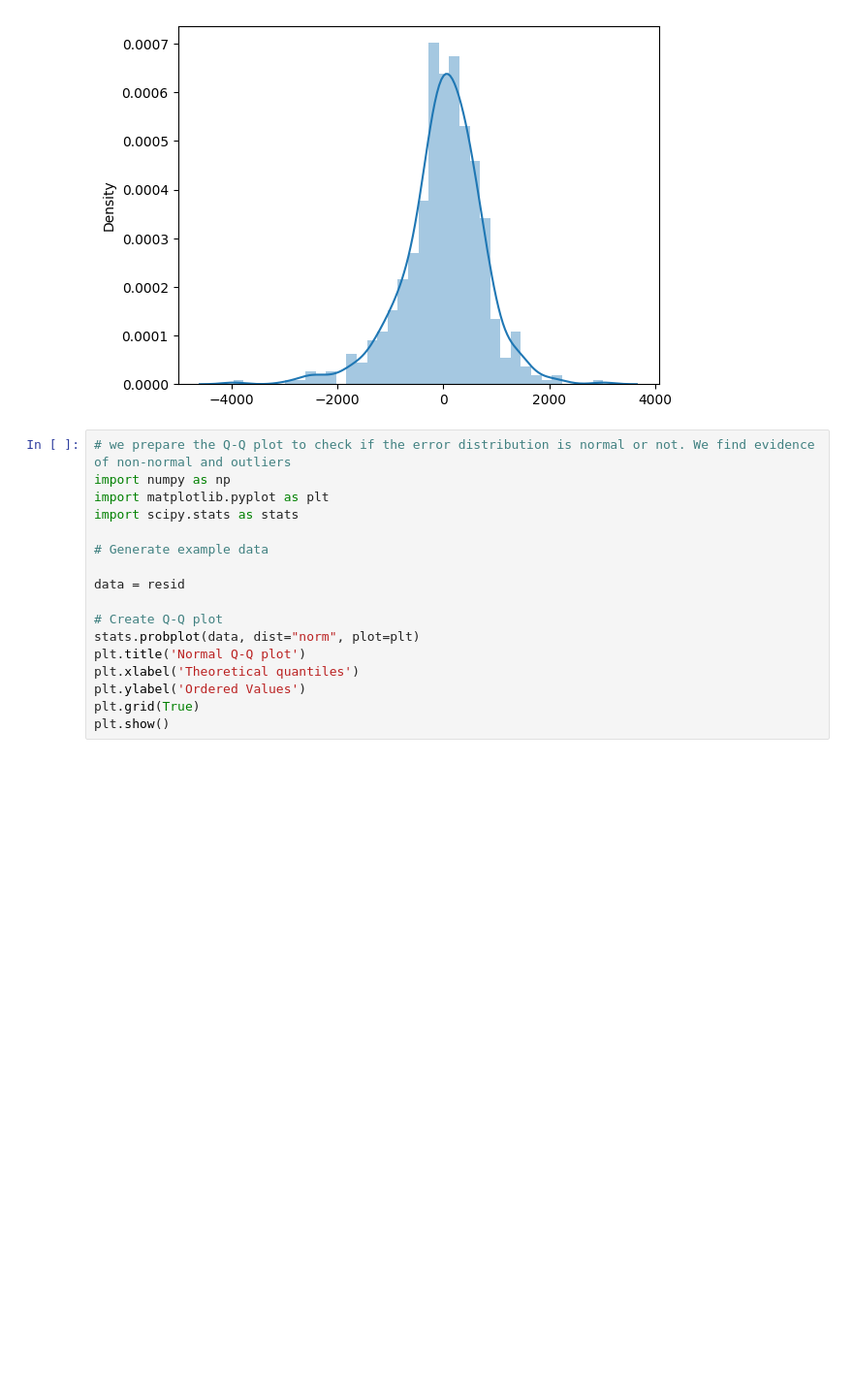
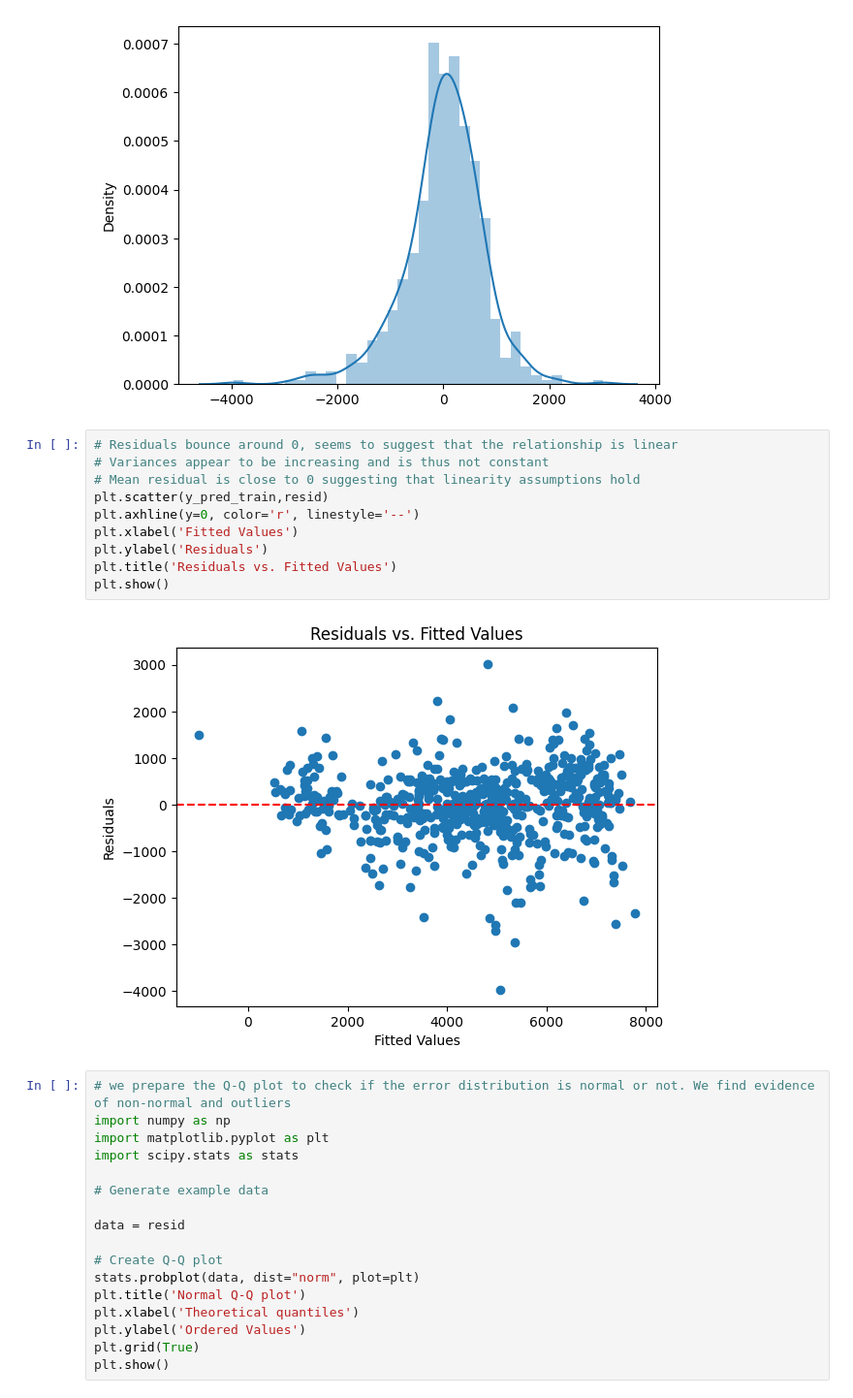
Before and after one commit to AshutoshKumarDSE/Linear_Regression, a Jupyter notebook: Bike_Sharing_Linear_Reg_Ashutosh_Kumar.ipynb, the cells around one changed output. Shown at 97% size. Saved outputs shown, nothing was run; the diff lists cells and outputs as text; blank space fills up the shorter version.

```diff
--- a/Bike_Sharing_Linear_Reg_Ashutosh_Kumar.ipynb
+++ b/Bike_Sharing_Linear_Reg_Ashutosh_Kumar.ipynb
@@ -1548,6 +1548,18 @@ sns.distplot(resid)
 plt.show()
 # %% [output]
 [figure]
+# %%
+# Residuals bounce around 0, seems to suggest that the relationship is linear
+# Variances appear to be increasing and is thus not constant
+# Mean residual is close to 0 suggesting that linearity assumptions hold
+plt.scatter(y_pred_train,resid)
+plt.axhline(y=0, color='r', linestyle='--')
+plt.xlabel('Fitted Values')
+plt.ylabel('Residuals')
+plt.title('Residuals vs. Fitted Values')
+plt.show()
+# %% [output]
+[figure, added]
 # %%
 # we prepare the Q-Q plot to check if the error distribution is normal or not. We find evidence of non-normal and outliers
 import numpy as np
```
Also changed, not shown: parts of 14 cells of this notebook.
